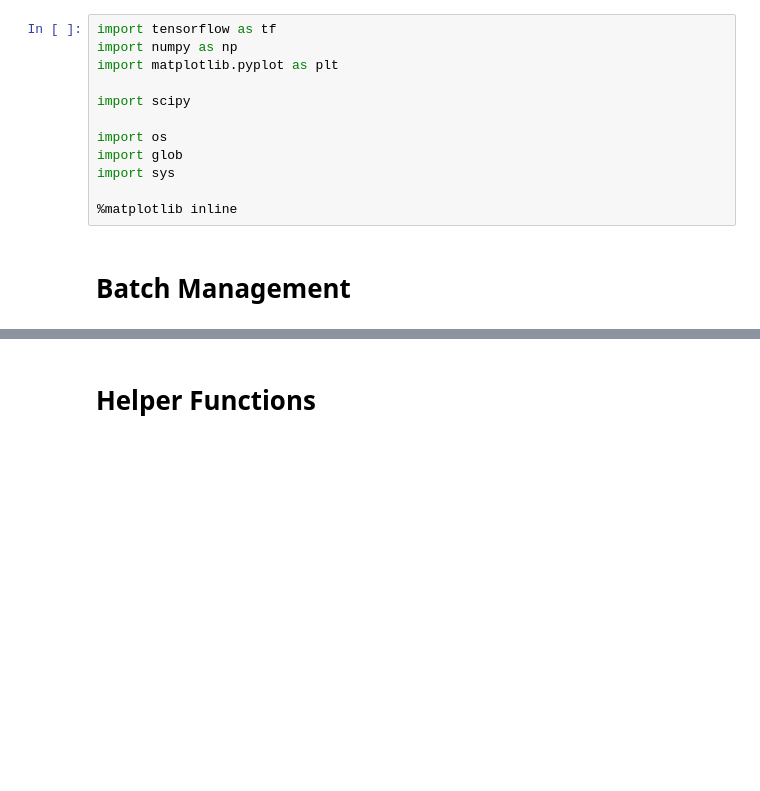
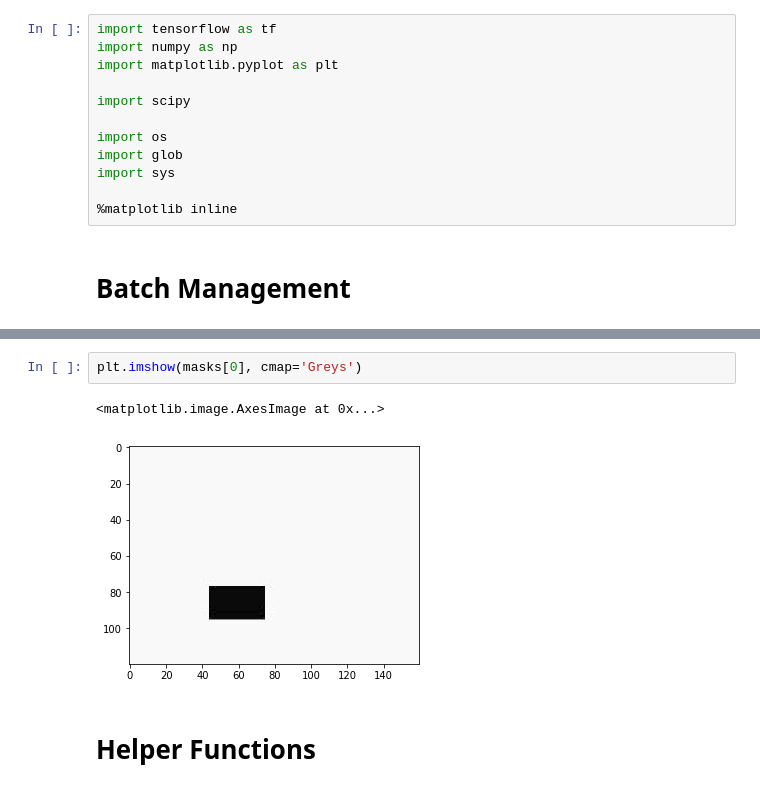
Before and after one commit to streklin/ROS_Drone, a Jupyter notebook: tensor_flow/Rover Recognition V2.ipynb, the cells around one changed output, grey strips where cells are left out. Saved outputs shown, nothing was run; the diff lists cells and outputs as text; blank space fills up the shorter version.

```diff
--- a/tensor_flow/Rover Recognition V2.ipynb
+++ b/tensor_flow/Rover Recognition V2.ipynb
@@ -73,3 +90,8 @@ class RoverImageIterator:
+# %%
+plt.imshow(masks[0], cmap='Greys')
+# %% [output]
+<matplotlib.image.AxesImage at 0x...>
+[figure, added]
 # %% [markdown]
 # Helper Functions
 # %%
```
Also changed, not shown: parts of 9 cells of this notebook, 1 other file.
